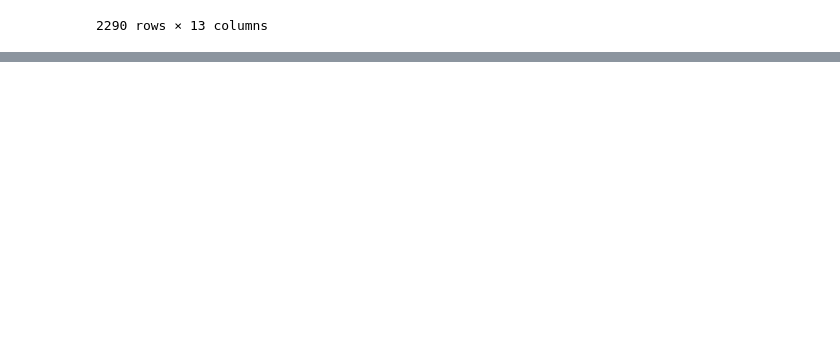
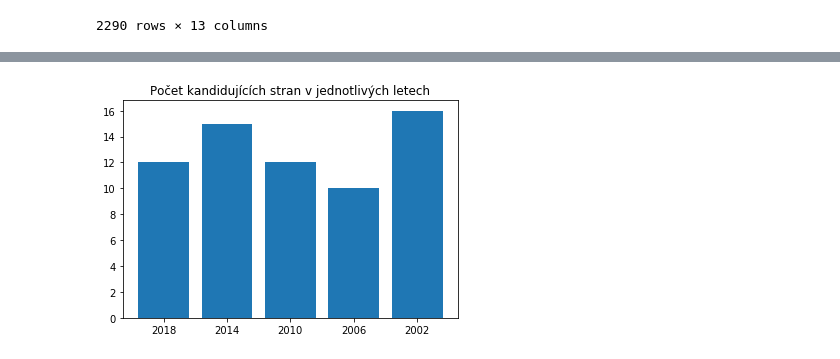
Before and after one commit to zidcenek/BI-VZD-2019-zidcenek, a Jupyter notebook: 01/homework_01_B191.ipynb, the cells around one changed output, grey strips where cells are left out. Saved outputs shown, nothing was run; the diff lists cells and outputs as text; code cells hidden in the pictures; blank space fills up the shorter version.

```diff
--- a/01/homework_01_B191.ipynb
+++ b/01/homework_01_B191.ipynb
@@ -275,0 +313,14 @@ plt.show()
+# %%
+years = [2018, 2014, 2010, 2006, 2002]
+data = pd.read_csv('people_data.csv', na_values=["", "-"])
+candidating_parties = {}
+for year in years:
+    df = data.loc[data.Rok == year]
+    df = df.groupby(["Rok", "název"]).size()
+    candidating_parties[year] = len(df[year])
+plt.bar(range(len(candidating_parties)), list(candidating_parties.values()), align='center')
+plt.xticks(range(len(candidating_parties)), list(candidating_parties.keys()))
+plt.title("Počet kandidujících stran v jednotlivých letech")
+plt.show()
+# %% [output]
+[figure, added]
```
Also changed, not shown: parts of 6 cells of this notebook.
